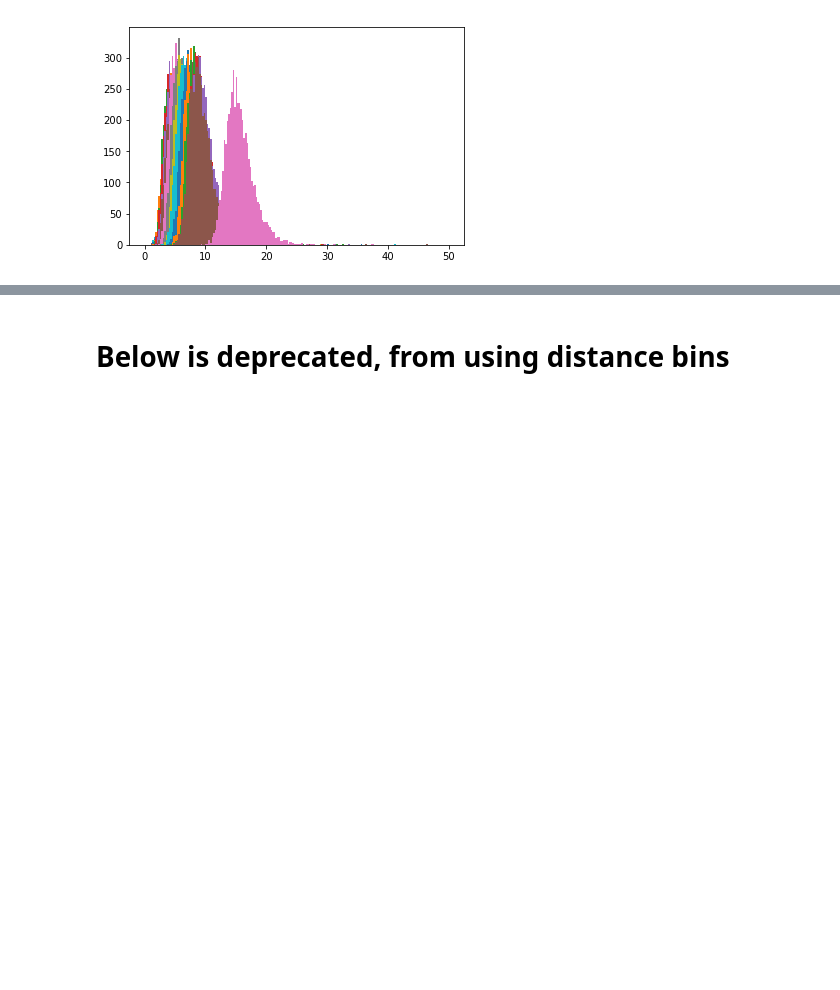
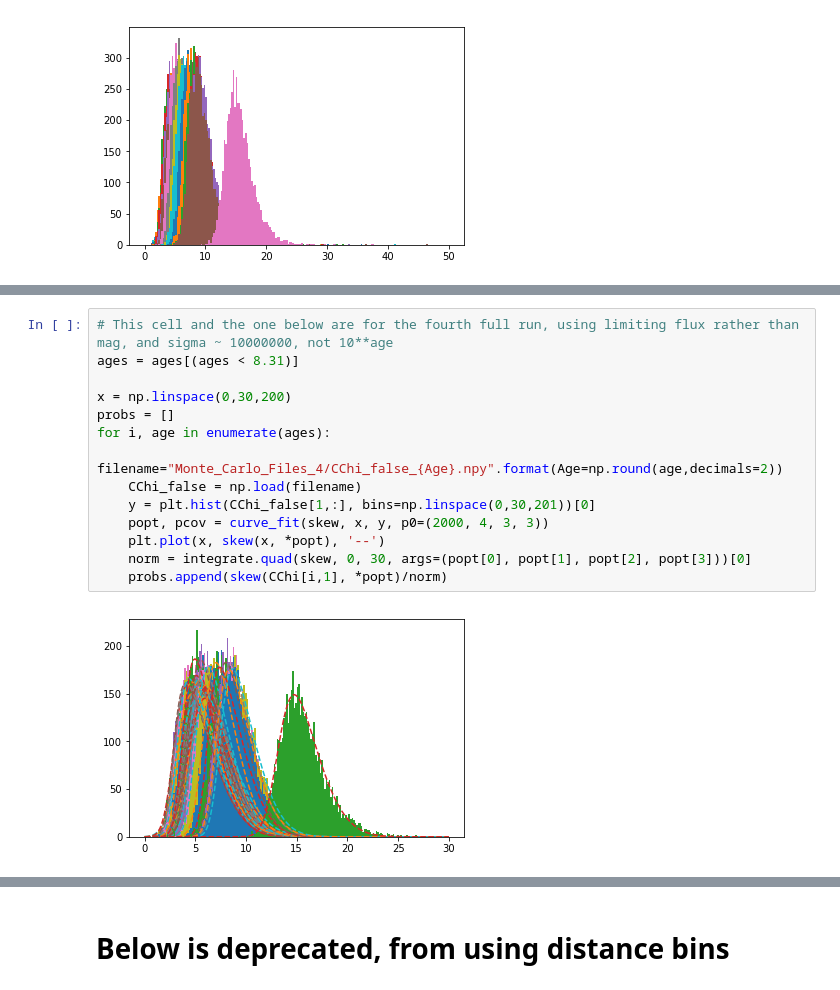
Before and after one commit to TTakaro/Type-Iax-HST, a Jupyter notebook: machine_learning/2008ha_MachineLearning.ipynb, the cells around one changed output, grey strips where cells are left out. Saved outputs shown, nothing was run; the diff lists cells and outputs as text; blank space fills up the shorter version.

```diff
--- a/machine_learning/2008ha_MachineLearning.ipynb
+++ b/machine_learning/2008ha_MachineLearning.ipynb
@@ -855,0 +892,16 @@ plt.plot(CChi[:37,0], probs, 'k--', alpha=.5)
+# %%
+# This cell and the one below are for the fourth full run, using limiting flux rather than mag, and sigma ~ 10000000, not 10**age
+ages = ages[(ages < 8.31)]
+
+x = np.linspace(0,30,200)
+probs = []
+for i, age in enumerate(ages):
+    filename="Monte_Carlo_Files_4/CChi_false_{Age}.npy".format(Age=np.round(age,decimals=2))
+    CChi_false = np.load(filename)
+    y = plt.hist(CChi_false[1,:], bins=np.linspace(0,30,201))[0]
+    popt, pcov = curve_fit(skew, x, y, p0=(2000, 4, 3, 3))
+    plt.plot(x, skew(x, *popt), '--')
+    norm = integrate.quad(skew, 0, 30, args=(popt[0], popt[1], popt[2], popt[3]))[0]
+    probs.append(skew(CChi[i,1], *popt)/norm)
+# %% [output]
+[figure, added]
```
Also changed, not shown: parts of 7 cells of this notebook, 57 other files.
